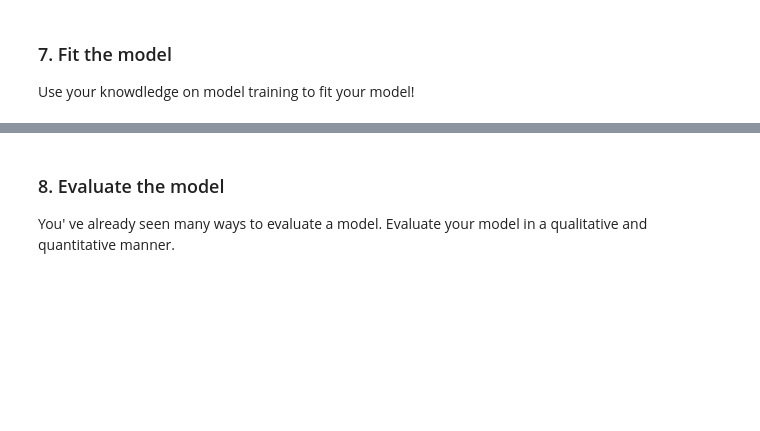
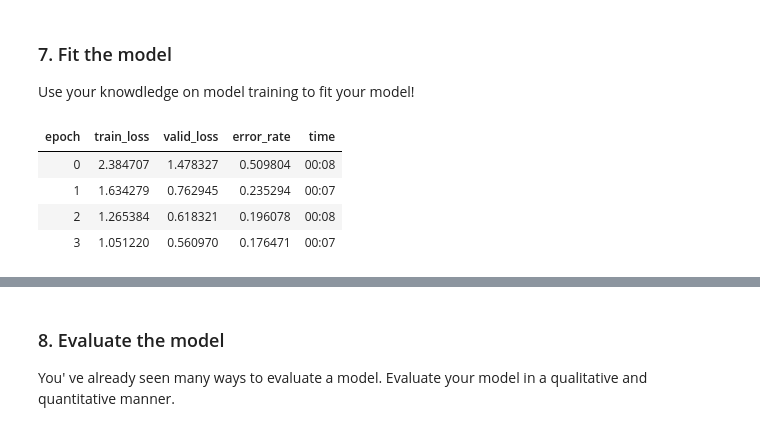
Before and after one commit to pds2021/a5-nicoelbert, a Jupyter notebook: Assignment_5.ipynb, the cells around one changed output, grey strips where cells are left out. Saved outputs shown, nothing was run; the diff lists cells and outputs as text; code cells hidden in the pictures; blank space fills up the shorter version.

```diff
--- a/Assignment_5.ipynb
+++ b/Assignment_5.ipynb
@@ -277,0 +276,12 @@ Use your knowdledge on model training to fit your model!
+# %%
+# Write your code here
+if restart:
+  learn.fit_one_cycle(4, lr_max = 0.002)
+  learn.save('stage-1')
+else: print("no restart")
+# %% [output]
+| epoch | train_loss | valid_loss | error_rate | time |
+| 0 | 2.384707 | 1.478327 | 0.509804 | 00:08 |
+| 1 | 1.634279 | 0.762945 | 0.235294 | 00:07 |
+| 2 | 1.265384 | 0.618321 | 0.196078 | 00:08 |
+| 3 | 1.051220 | 0.560970 | 0.176471 | 00:07 |
```
Also changed, not shown: parts of 10 cells of this notebook.
